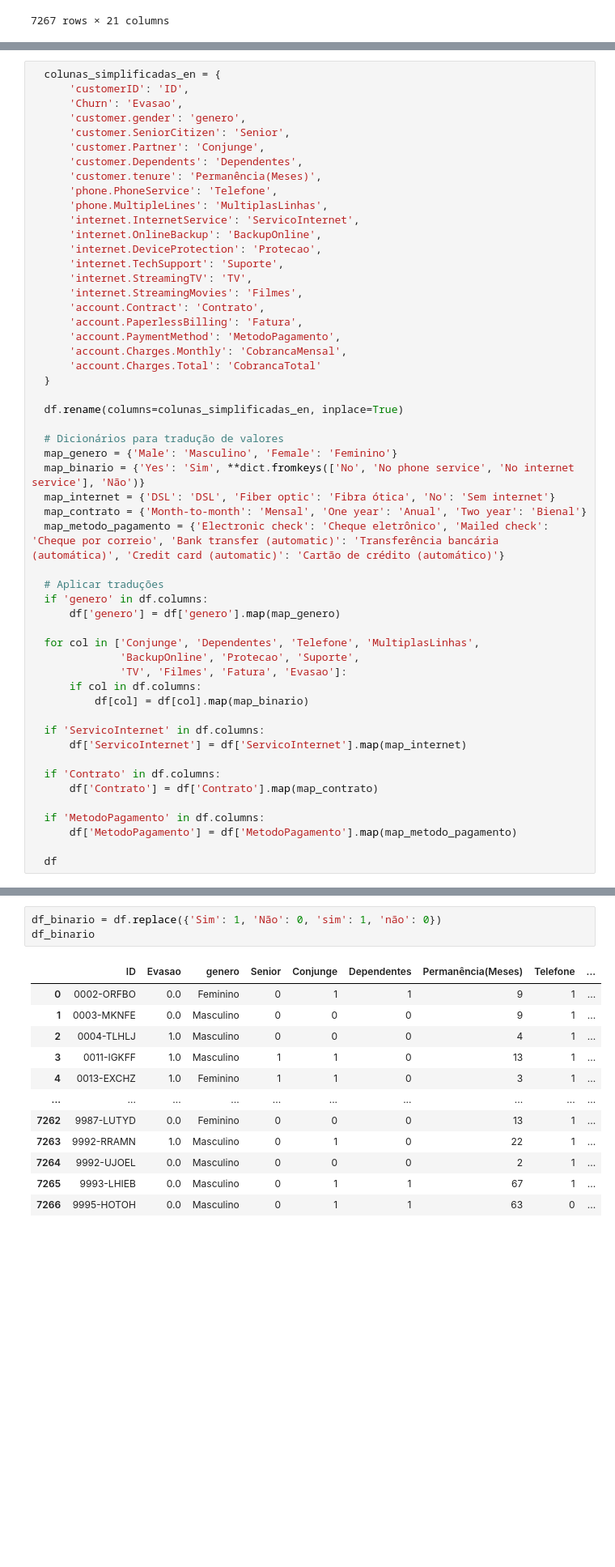
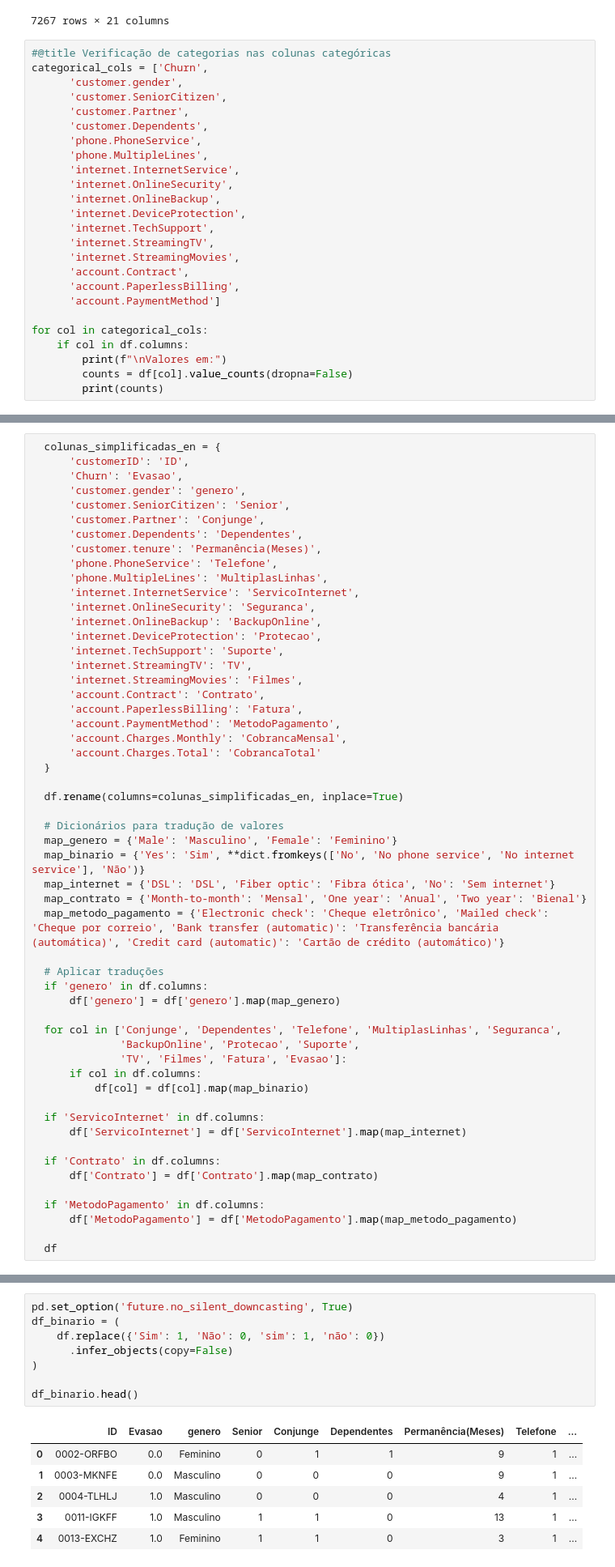
Before and after one commit to alexandregv22/Desafio_TelecomX, a Jupyter notebook: TelecomX_BR.ipynb, the cells around one changed output, grey strips where cells are left out. Shown at 81% size. Cells and saved outputs as stored; diff of their text form; blank space fills up the shorter version.

```diff
--- a/TelecomX_BR.ipynb
+++ b/TelecomX_BR.ipynb
@@ -86,3 +87,28 @@ df
 | 7265 | 9993-LHIEB | No | Male | 0 | Yes | Yes | ... |
 | 7266 | 9995-HOTOH | No | Male | 0 | Yes | Yes | ... |
 7267 rows × 21 columns
+# %%
+#@title Verificação de categorias nas colunas categóricas
+categorical_cols = ['Churn',
+      'customer.gender',
+      'customer.SeniorCitizen',
+      'customer.Partner',
+      'customer.Dependents',
+      'phone.PhoneService',
+      'phone.MultipleLines',
+      'internet.InternetService',
+      'internet.OnlineSecurity',
+      'internet.OnlineBackup',
+      'internet.DeviceProtection',
+      'internet.TechSupport',
+      'internet.StreamingTV',
+      'internet.StreamingMovies',
+      'account.Contract',
+      'account.PaperlessBilling',
+      'account.PaymentMethod']
+
+for col in categorical_cols:
+    if col in df.columns:
+        print(f"\nValores em:")
+        counts = df[col].value_counts(dropna=False)
+        print(counts)
@@ -98,6 +142,7 @@ df
       'phone.PhoneService': 'Telefone',
       'phone.MultipleLines': 'MultiplasLinhas',
       'internet.InternetService': 'ServicoInternet',
+      'internet.OnlineSecurity': 'Seguranca',
       'internet.OnlineBackup': 'BackupOnline',
       'internet.DeviceProtection': 'Protecao',
       'internet.TechSupport': 'Suporte',
@@ -123,7 +168,7 @@ df
   if 'genero' in df.columns:
       df['genero'] = df['genero'].map(map_genero)
 
-  for col in ['Conjunge', 'Dependentes', 'Telefone', 'MultiplasLinhas',
+  for col in ['Conjunge', 'Dependentes', 'Telefone', 'MultiplasLinhas', 'Seguranca',
               'BackupOnline', 'Protecao', 'Suporte',
               'TV', 'Filmes', 'Fatura', 'Evasao']:
       if col in df.columns:
@@ -251,16 +280,15 @@ max             72.000000      118.750000
 # %%
-df_binario = df.replace({'Sim': 1, 'Não': 0, 'sim': 1, 'não': 0})
-df_binario
+pd.set_option('future.no_silent_downcasting', True)
+df_binario = (
+    df.replace({'Sim': 1, 'Não': 0, 'sim': 1, 'não': 0})
+      .infer_objects(copy=False)
+)
+
+df_binario.head()
 # %% [output]
 |  | ID | Evasao | genero | Senior | Conjunge | Dependentes | Permanência(Meses) | Telefone | ... |
 | 0 | 0002-ORFBO | 0.0 | Feminino | 0 | 1 | 1 | 9 | 1 | ... |
 | 1 | 0003-MKNFE | 0.0 | Masculino | 0 | 0 | 0 | 9 | 1 | ... |
 | 2 | 0004-TLHLJ | 1.0 | Masculino | 0 | 0 | 0 | 4 | 1 | ... |
 | 3 | 0011-IGKFF | 1.0 | Masculino | 1 | 1 | 0 | 13 | 1 | ... |
 | 4 | 0013-EXCHZ | 1.0 | Feminino | 1 | 1 | 0 | 3 | 1 | ... |
-| ... | ... | ... | ... | ... | ... | ... | ... | ... | ... |
-| 7262 | 9987-LUTYD | 0.0 | Feminino | 0 | 0 | 0 | 13 | 1 | ... |
-| 7263 | 9992-RRAMN | 1.0 | Masculino | 0 | 1 | 0 | 22 | 1 | ... |
-| 7264 | 9992-UJOEL | 0.0 | Masculino | 0 | 0 | 0 | 2 | 1 | ... |
-| 7265 | 9993-LHIEB | 0.0 | Masculino | 0 | 1 | 1 | 67 | 1 | ... |
-| 7266 | 9995-HOTOH | 0.0 | Masculino | 0 | 1 | 1 | 63 | 0 | ... |
```
Also changed, not shown: parts of 17 cells of this notebook.
